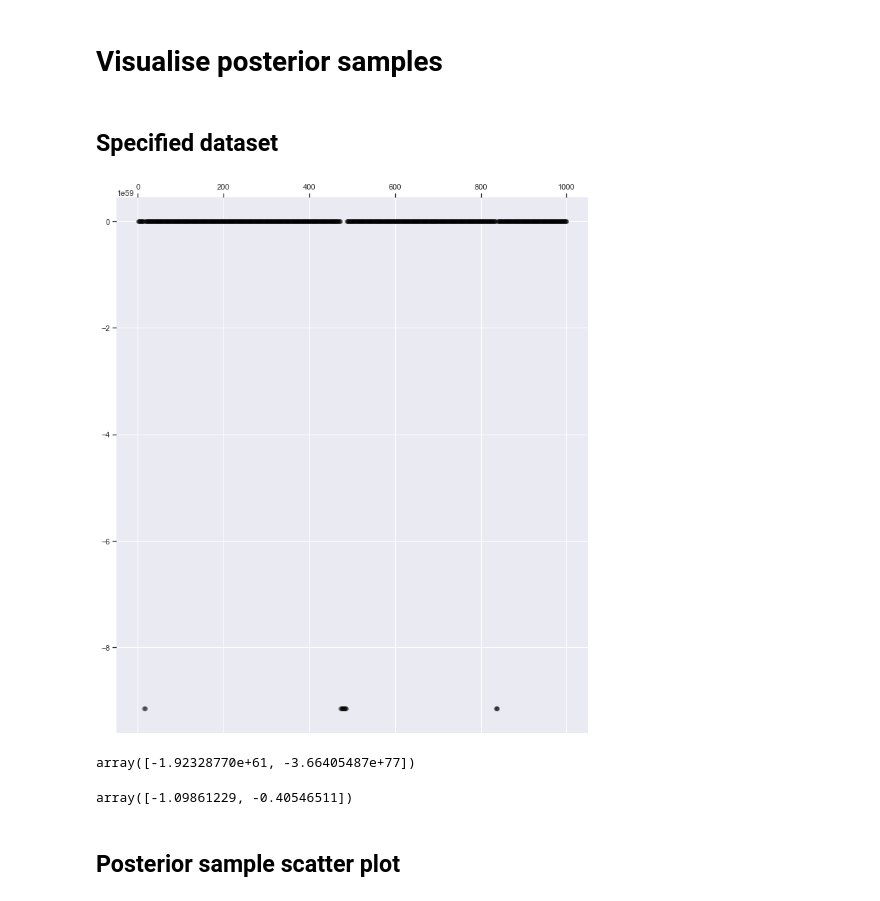
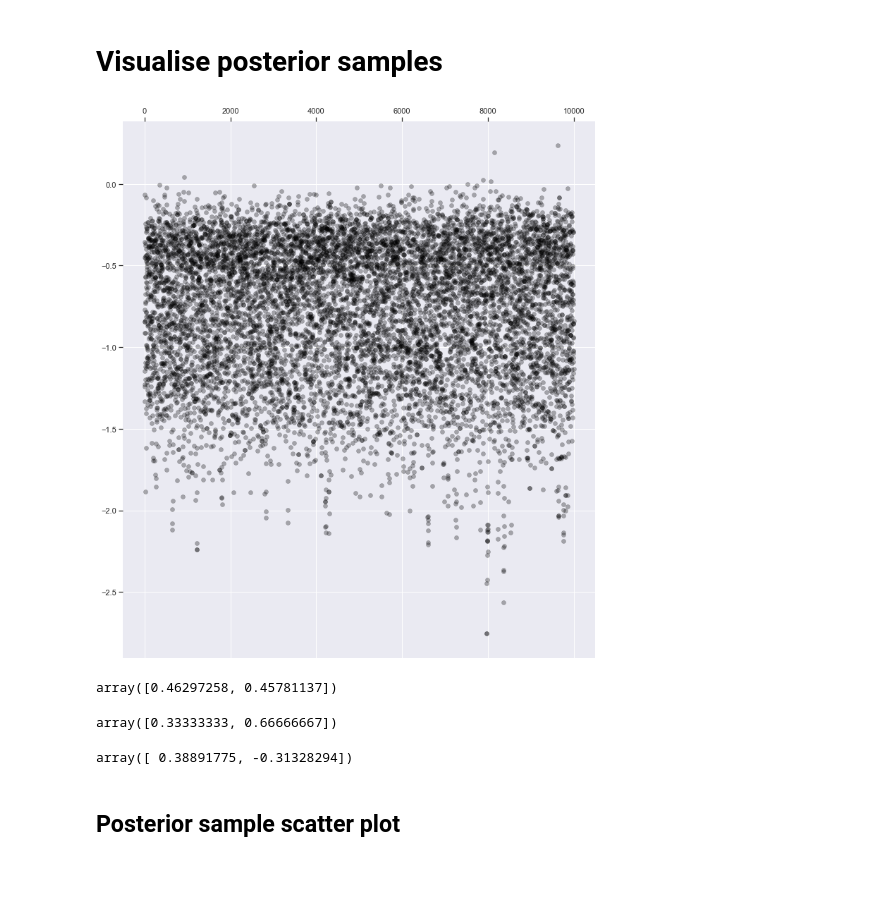
Before and after one commit to YannisZa/stochastic-travel-demand-modelling, a Jupyter notebook: notebooks/debugging_hmc_sampling.ipynb, the cells around one changed output. Cells and saved outputs as stored; diff of their text form; code cells hidden in the pictures; blank space fills up the shorter version.

```diff
--- a/notebooks/debugging_hmc_sampling.ipynb
+++ b/notebooks/debugging_hmc_sampling.ipynb
@@ -283,8 +51,9 @@ Swap AR:0.9998333611064822
 # %% [markdown]
 # Visualise posterior samples
-# %% [markdown]
-## Specified dataset
 # %%
+# Import HMC data
+samples = np.loadtxt(f"../data/output/{dataset}/inverse_problem/{constrained}_hmc_samples_{alpha}.txt")
+
 # Select dimension of samples to visualise
 dim = 0
 
@@ -292,32 +61,37 @@ assert dim >= 0 and dim <= samples.shape[1]
 # %%
 # Plot samples
 plt.figure(figsize=(12, 14))
 
 ax = plt.subplot(111)
 ax.spines["top"].set_visible(False)
 ax.spines["bottom"].set_visible(False)
 ax.spines["right"].set_visible(False)
 ax.spines["left"].set_visible(False)
 
 # Ensure that the axis ticks only show up on the bottom and left of the plot.
 # Ticks on the right and top of the plot are generally unnecessary chartjunk.
 ax.get_xaxis().tick_top()
 ax.get_yaxis().tick_left()
 
-plt.scatter(range(1,samples.shape[0]+1), samples[:,dim], lw=0.5, color="black", alpha=0.3)
+plt.scatter(range(burnin,samples.shape[0]), samples[burnin:samples.shape[0],dim], lw=0.5, color="black", alpha=0.3)
 
 plt.show()
 # %% [output]
-[figure, old version]
+[figure, new version]
 # %%
 # Compute discrepancy between actual and estimated latents
-estimated_sizes = np.sum(samples,axis=0)
-estimated_sizes
+estimated_sizes = np.mean(samples[burnin:samples.shape[0],:],axis=0)
-# %% [output]
-array([-1.92328770e+61, -3.66405487e+77])
-# %%
-xd
-# %% [output]
-array([-1.09861229, -0.40546511])
+# %%
+np.exp(estimated_sizes)
+# %% [output]
+array([0.46297258, 0.45781137])
+# %%
+np.exp(xd)
+# %% [output]
+array([0.33333333, 0.66666667])
+# %%
+(np.exp(estimated_sizes)-np.exp(xd))/np.exp(xd)
+# %% [output]
+array([ 0.38891775, -0.31328294])
 # %% [markdown]
 ## Posterior sample scatter plot
```
Also changed, not shown: parts of 26 cells of this notebook, 4 other files.
